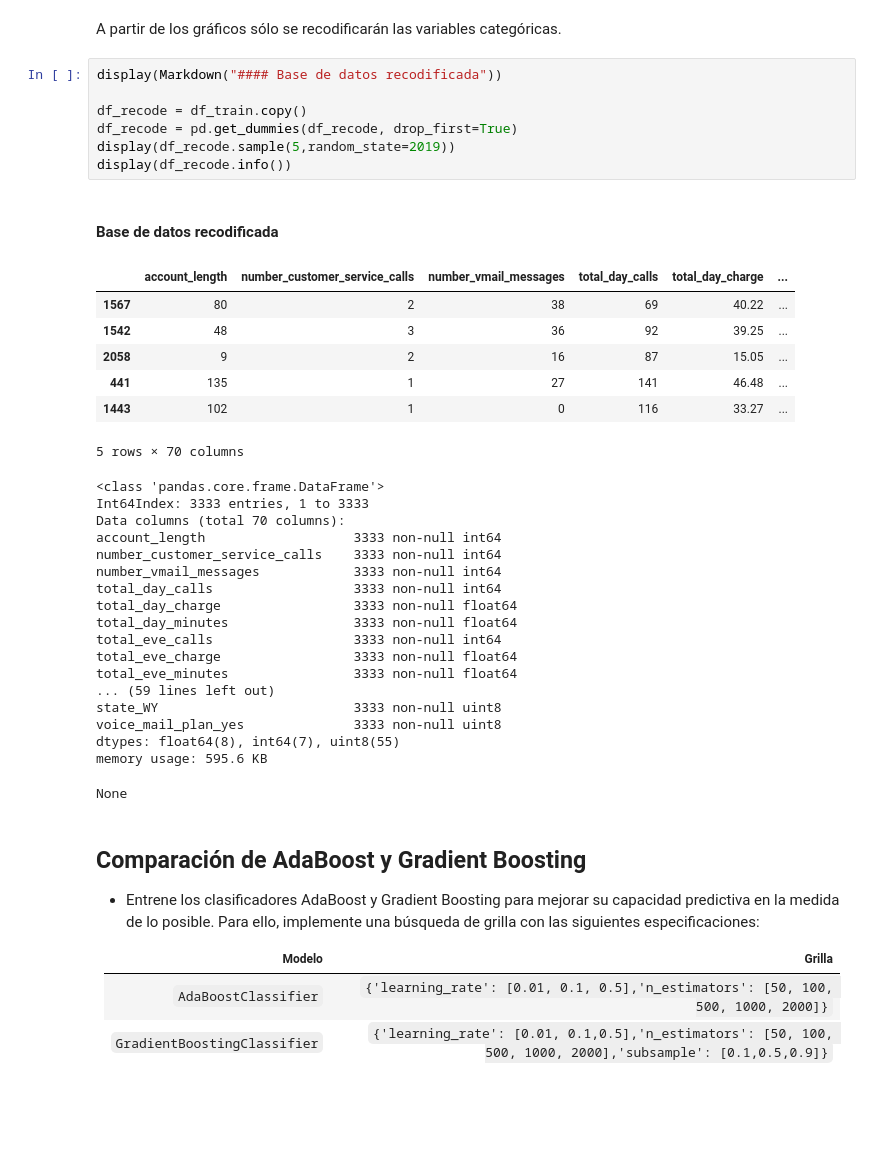
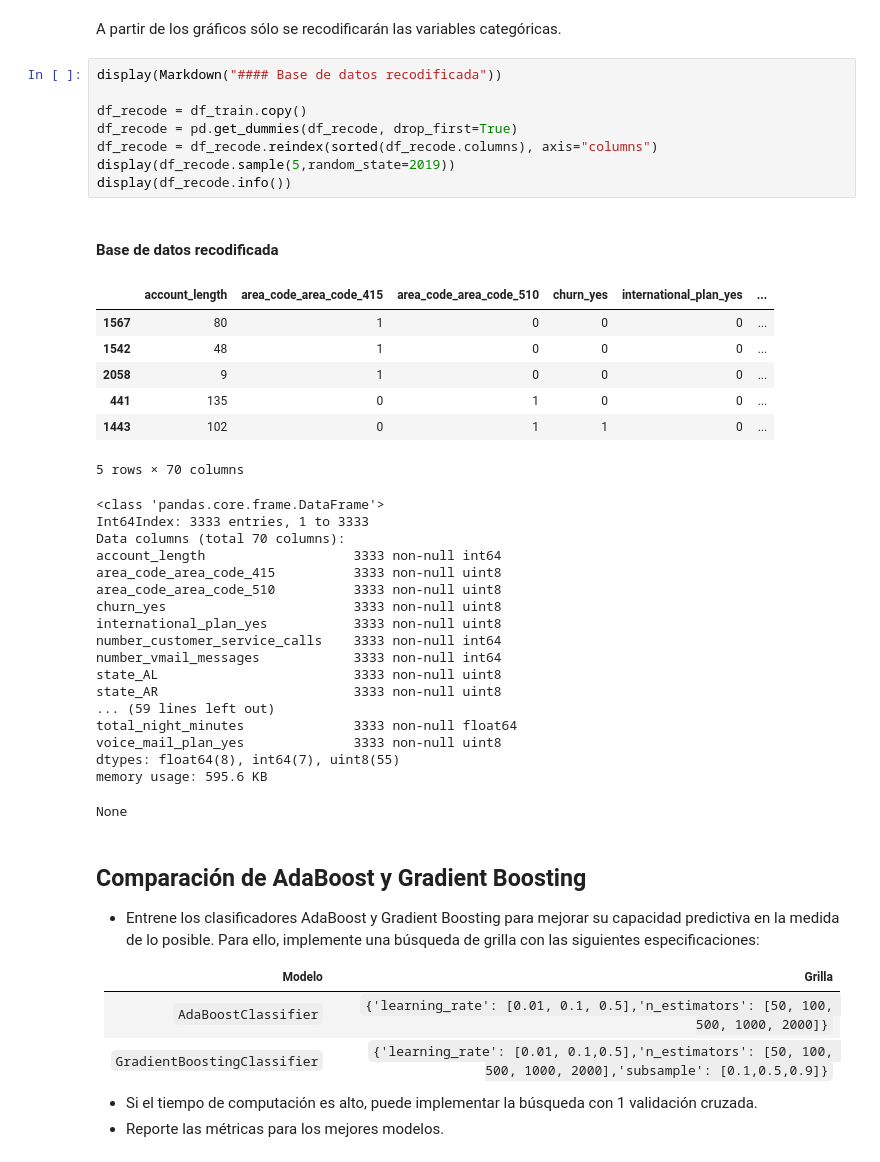
Before and after one commit to danoffn/Data-Science, a Jupyter notebook: 3 - Machine Learning/09 - Boosting Classifiers/Desafio 09 Boosting Classifiers.ipynb, the cells around one changed output. Drawn from its saved outputs; the diff is of its cells as text; blank space fills up the shorter version.

```diff
--- a/3 - Machine Learning/09 - Boosting Classifiers/Desafio 09 Boosting Classifiers.ipynb
+++ b/3 - Machine Learning/09 - Boosting Classifiers/Desafio 09 Boosting Classifiers.ipynb
@@ -188,33 +192,34 @@ A partir de los gráficos sólo se recodificarán las variables categóricas.
 # %%
 display(Markdown("#### Base de datos recodificada"))
 
 df_recode = df_train.copy()
 df_recode = pd.get_dummies(df_recode, drop_first=True)
+df_recode = df_recode.reindex(sorted(df_recode.columns), axis="columns")
 display(df_recode.sample(5,random_state=2019))
 display(df_recode.info())
 # %% [output]
 #### Base de datos recodificada
-|  | account_length | number_customer_service_calls | number_vmail_messages | total_day_calls | total_day_charge | ... |
-| 1567 | 80 | 2 | 38 | 69 | 40.22 | ... |
-| 1542 | 48 | 3 | 36 | 92 | 39.25 | ... |
-| 2058 | 9 | 2 | 16 | 87 | 15.05 | ... |
-| 441 | 135 | 1 | 27 | 141 | 46.48 | ... |
-| 1443 | 102 | 1 | 0 | 116 | 33.27 | ... |
+|  | account_length | area_code_area_code_415 | area_code_area_code_510 | churn_yes | international_plan_yes | ... |
+| 1567 | 80 | 1 | 0 | 0 | 0 | ... |
+| 1542 | 48 | 1 | 0 | 0 | 0 | ... |
+| 2058 | 9 | 1 | 0 | 0 | 0 | ... |
+| 441 | 135 | 0 | 1 | 0 | 0 | ... |
+| 1443 | 102 | 0 | 1 | 1 | 0 | ... |
 5 rows × 70 columns
 <class 'pandas.core.frame.DataFrame'>
 Int64Index: 3333 entries, 1 to 3333
 Data columns (total 70 columns):
 account_length                   3333 non-null int64
+area_code_area_code_415          3333 non-null uint8
+area_code_area_code_510          3333 non-null uint8
+churn_yes                        3333 non-null uint8
+international_plan_yes           3333 non-null uint8
 number_customer_service_calls    3333 non-null int64
 number_vmail_messages            3333 non-null int64
-total_day_calls                  3333 non-null int64
-total_day_charge                 3333 non-null float64
-total_day_minutes                3333 non-null float64
-total_eve_calls                  3333 non-null int64
-total_eve_charge                 3333 non-null float64
-total_eve_minutes                3333 non-null float64
+state_AL                         3333 non-null uint8
+state_AR                         3333 non-null uint8
 ... (59 lines left out)
-state_WY                         3333 non-null uint8
+total_night_minutes              3333 non-null float64
 voice_mail_plan_yes              3333 non-null uint8
 dtypes: float64(8), int64(7), uint8(55)
 memory usage: 595.6 KB
@@ -228,3 +233,6 @@ None
 |------------------------------|:----------------------------------------------------------------------------------------------------------:|
 | `AdaBoostClassifier`         | `{'learning_rate': [0.01, 0.1, 0.5],'n_estimators': [50, 100, 500, 1000, 2000]}`                           |
 | `GradientBoostingClassifier` | `{'learning_rate': [0.01, 0.1,0.5],'n_estimators': [50, 100, 500, 1000, 2000],'subsample': [0.1,0.5,0.9]}` |
+
+- Si el tiempo de computación es alto, puede implementar la búsqueda con 1 validación cruzada.
+- Reporte las métricas para los mejores modelos.
```
Also changed, not shown: parts of 12 cells of this notebook.
